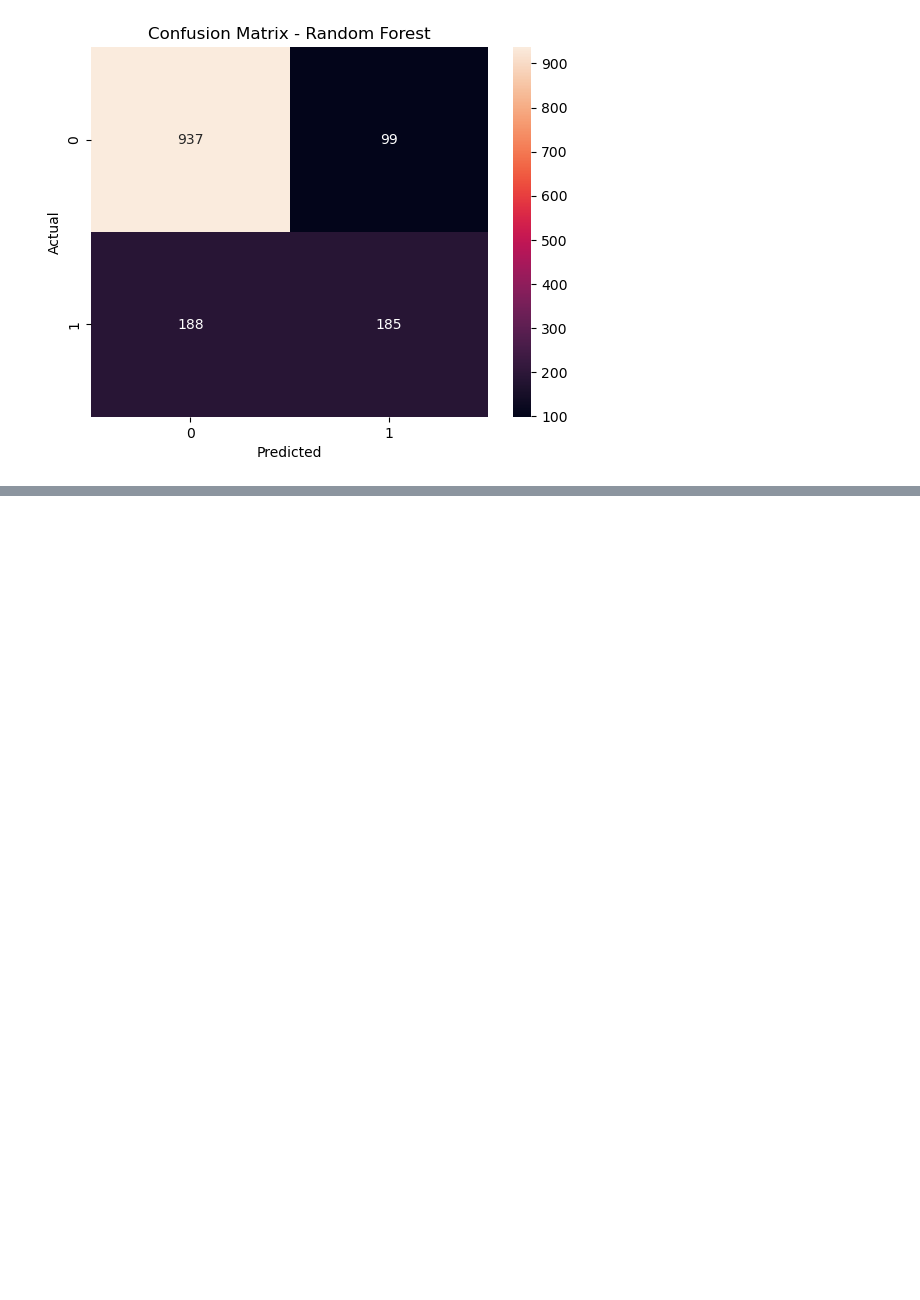
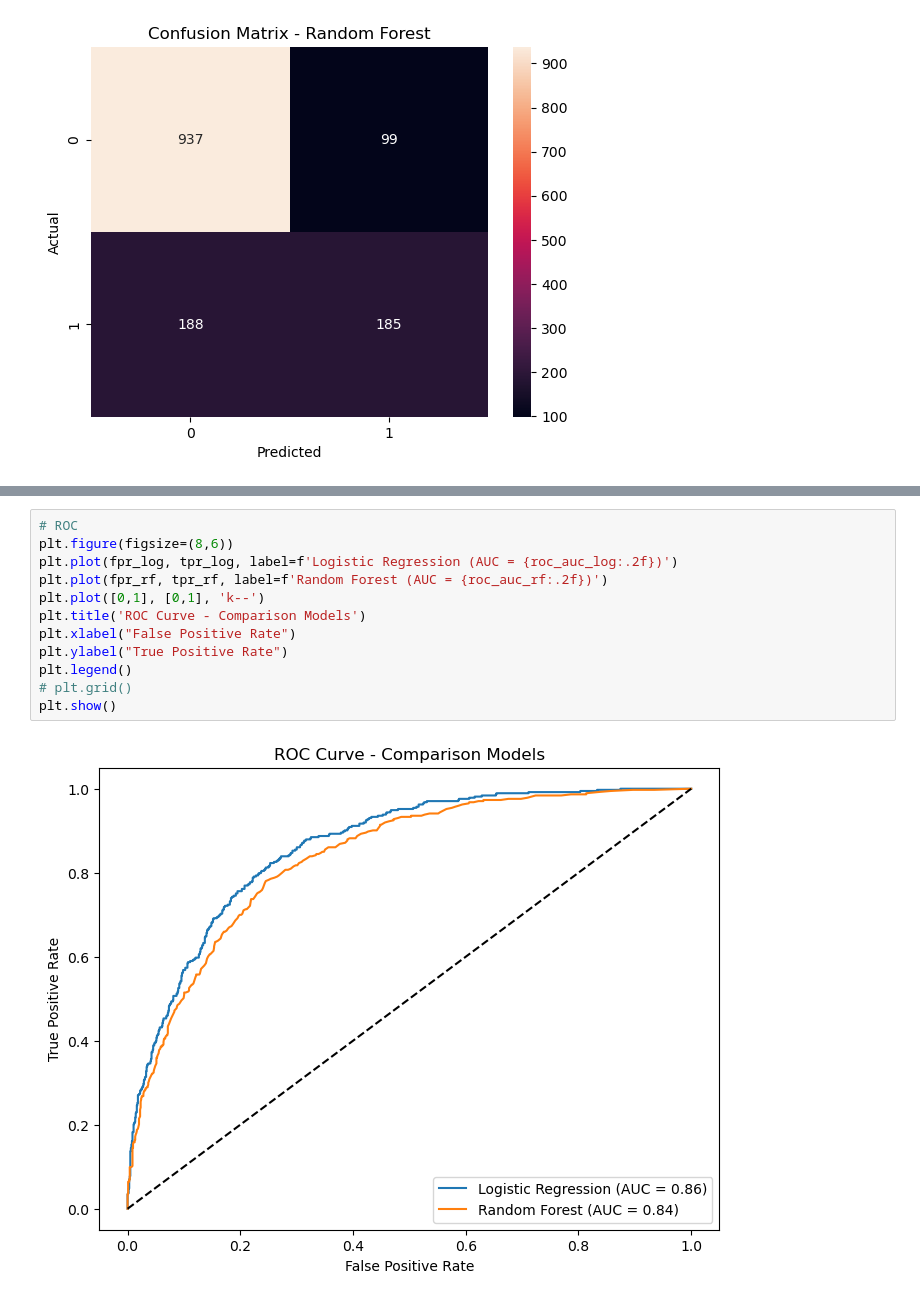
Before and after one commit to esscova/telco-churn, a Jupyter notebook: notebooks/02 - modelagem.ipynb, the cells around one changed output, grey strips where cells are left out. Cells and saved outputs as stored; diff of their text form; blank space fills up the shorter version.

```diff
--- a/notebooks/02 - modelagem.ipynb
+++ b/notebooks/02 - modelagem.ipynb
@@ -268,0 +344,14 @@ plt.show()
+# %%
+# ROC
+plt.figure(figsize=(8,6))
+plt.plot(fpr_log, tpr_log, label=f'Logistic Regression (AUC = {roc_auc_log:.2f})')
+plt.plot(fpr_rf, tpr_rf, label=f'Random Forest (AUC = {roc_auc_rf:.2f})')
+plt.plot([0,1], [0,1], 'k--')
+plt.title('ROC Curve - Comparison Models')
+plt.xlabel("False Positive Rate")
+plt.ylabel("True Positive Rate")
+plt.legend()
+# plt.grid()
+plt.show()
+# %% [output]
+[figure, added]
```
Also changed, not shown: parts of 19 cells of this notebook.
